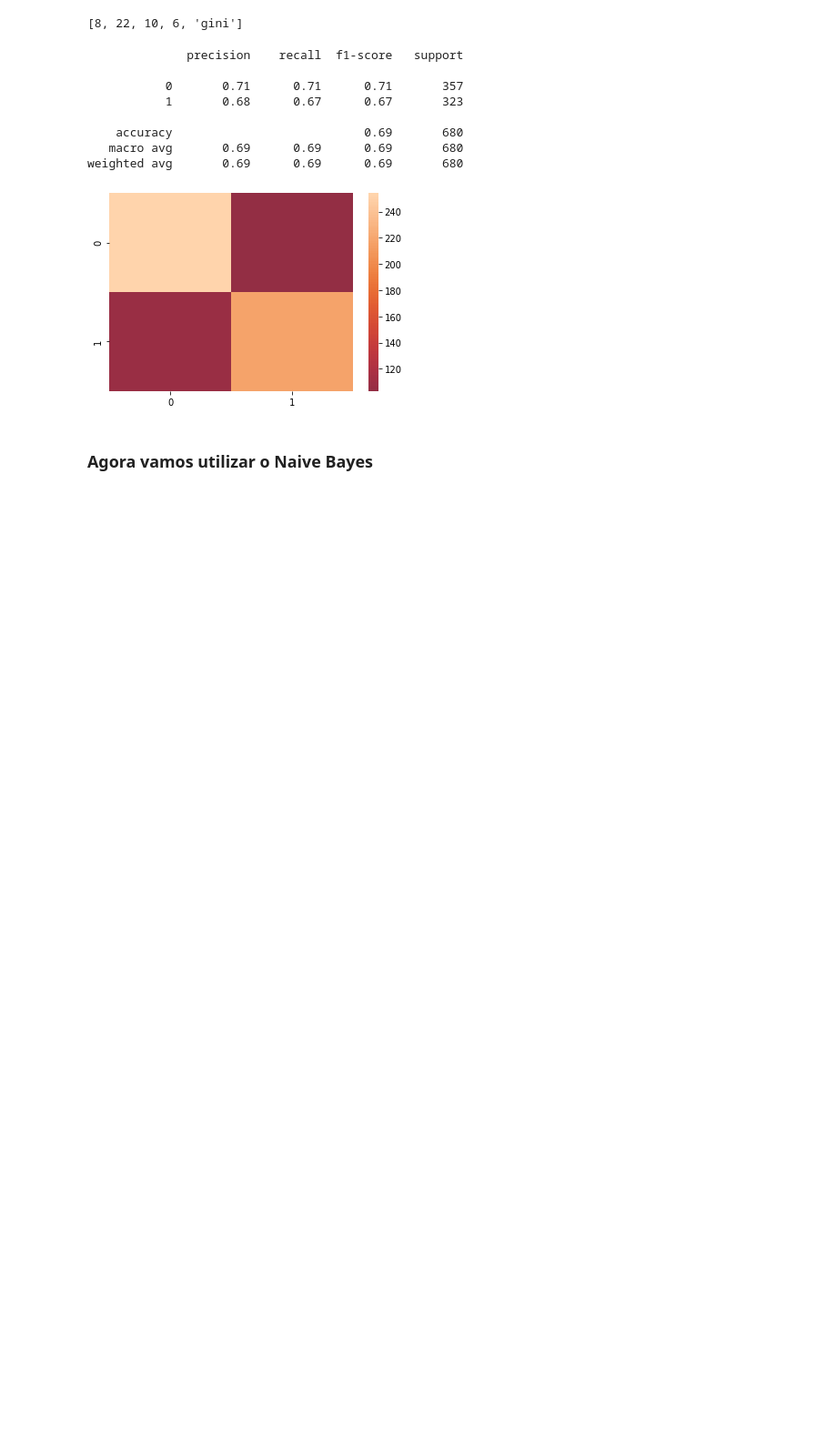
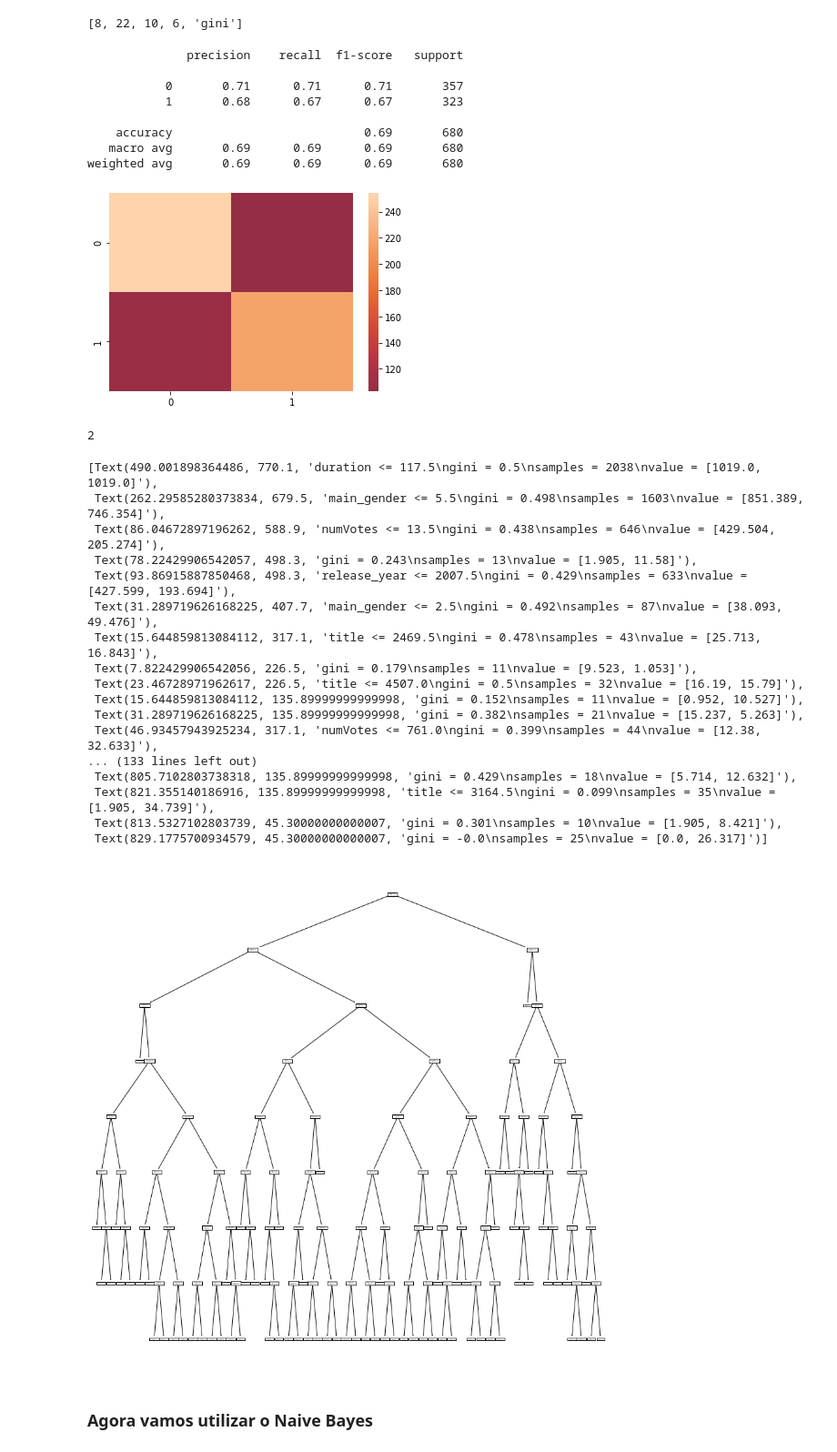
Before and after one commit to danielcti/data-science-project, a Jupyter notebook: dataVisualizationNetflixp2.ipynb, the cells around one changed output. Shown at 91% size. Cells and saved outputs as stored; diff of their text form; code cells hidden in the pictures; blank space fills up the shorter version.

```diff
--- a/dataVisualizationNetflixp2.ipynb
+++ b/dataVisualizationNetflixp2.ipynb
@@ -1285,6 +1320,42 @@ plt.show()
    macro avg       0.69      0.69      0.69       680
 weighted avg       0.69      0.69      0.69       680
 [figure]
+# %%
+target_names = np.unique(y)
+columns = X_train.columns
+# Creates dot file named tree.dot
+export_graphviz(
+            tree,
+            out_file =  "tree_titanic.dot",
+            feature_names = list(X.columns))
+
+from subprocess import call
+
+call(['dot', '-T', 'png', 'Movies.dot', '-o', 'tree_movies.png'])
+# %% [output]
+2
+# %%
+fig, ax = pylab.subplots(1, 1, figsize = (15,15))
+plot_tree(tree, ax = ax, feature_names=X.columns)
+# %% [output]
+[Text(490.001898364486, 770.1, 'duration <= 117.5\ngini = 0.5\nsamples = 2038\nvalue = [1019.0, 1019.0]'),
+ Text(262.29585280373834, 679.5, 'main_gender <= 5.5\ngini = 0.498\nsamples = 1603\nvalue = [851.389, 746.354]'),
+ Text(86.04672897196262, 588.9, 'numVotes <= 13.5\ngini = 0.438\nsamples = 646\nvalue = [429.504, 205.274]'),
+ Text(78.22429906542057, 498.3, 'gini = 0.243\nsamples = 13\nvalue = [1.905, 11.58]'),
+ Text(93.86915887850468, 498.3, 'release_year <= 2007.5\ngini = 0.429\nsamples = 633\nvalue = [427.599, 193.694]'),
+ Text(31.289719626168225, 407.7, 'main_gender <= 2.5\ngini = 0.492\nsamples = 87\nvalue = [38.093, 49.476]'),
+ Text(15.644859813084112, 317.1, 'title <= 2469.5\ngini = 0.478\nsamples = 43\nvalue = [25.713, 16.843]'),
+ Text(7.822429906542056, 226.5, 'gini = 0.179\nsamples = 11\nvalue = [9.523, 1.053]'),
+ Text(23.46728971962617, 226.5, 'title <= 4507.0\ngini = 0.5\nsamples = 32\nvalue = [16.19, 15.79]'),
+ Text(15.644859813084112, 135.89999999999998, 'gini = 0.152\nsamples = 11\nvalue = [0.952, 10.527]'),
+ Text(31.289719626168225, 135.89999999999998, 'gini = 0.382\nsamples = 21\nvalue = [15.237, 5.263]'),
+ Text(46.93457943925234, 317.1, 'numVotes <= 761.0\ngini = 0.399\nsamples = 44\nvalue = [12.38, 32.633]'),
+... (133 lines left out)
+ Text(805.7102803738318, 135.89999999999998, 'gini = 0.429\nsamples = 18\nvalue = [5.714, 12.632]'),
+ Text(821.355140186916, 135.89999999999998, 'title <= 3164.5\ngini = 0.099\nsamples = 35\nvalue = [1.905, 34.739]'),
+ Text(813.5327102803739, 45.30000000000007, 'gini = 0.301\nsamples = 10\nvalue = [1.905, 8.421]'),
+ Text(829.1775700934579, 45.30000000000007, 'gini = -0.0\nsamples = 25\nvalue = [0.0, 26.317]')]
+[figure, added]
 # %% [markdown]
 ### Agora vamos utilizar o Naive Bayes
 # %%
```
Also changed, not shown: parts of 69 cells of this notebook.
